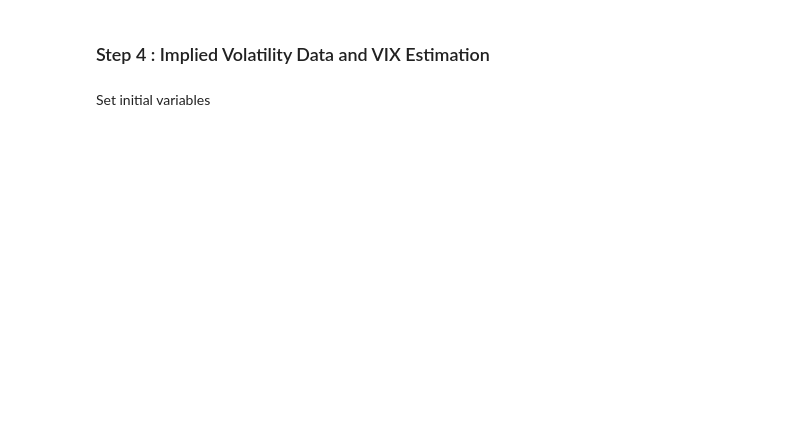
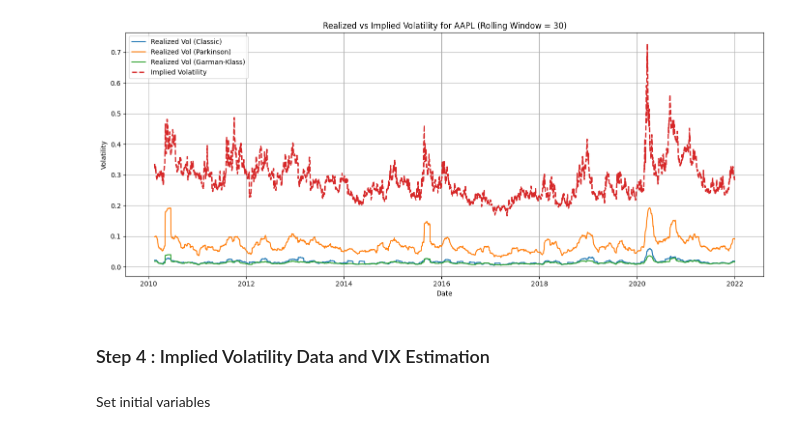
Before and after one commit to kshnva/Computational-Finance, a Jupyter notebook: 1-1.ipynb, the cells around one changed output. Cells and saved outputs as stored; diff of their text form; code cells hidden in the pictures; blank space fills up the shorter version.

```diff
--- a/1-1.ipynb
+++ b/1-1.ipynb
@@ -120,33 +51,35 @@ ticker_impl_vol = implied_vol[ticker]
 # filter the data to start from 2010
 ticker_data = ticker_data.loc["2010-01-01":"2022-01-01"]
 ticker_impl_vol = ticker_impl_vol.loc["2010-01-01":"2022-01-01"]
 
-classic_measures, park_estimates, garman_estimates = get_rolling_window_estimates(ticker_data, window_size)
+classic_measures, park_estimates, garman_estimates = ut.get_rolling_window_estimates(ticker_data, window_size)
 
 # allign implied vol with the other measures
 aligned = ticker_data.index[29:]  # T - 1 = 29
 realized_vol_df = pd.DataFrame({
     'Classic': classic_measures,
     'Parkinson': park_estimates,
     'Garman-Klass': garman_estimates
 }, index=aligned)
 
 common_index = realized_vol_df.index.intersection(ticker_impl_vol.index)
 realized_vol_df = realized_vol_df.loc[common_index]
 aligned_impl_vol = ticker_impl_vol.loc[common_index]
 
 plt.figure(figsize=(14, 6))
 plt.plot(realized_vol_df.index, realized_vol_df['Classic'], label='Realized Vol (Classic)')
 plt.plot(realized_vol_df.index, realized_vol_df['Parkinson'], label='Realized Vol (Parkinson)')
 plt.plot(realized_vol_df.index, realized_vol_df['Garman-Klass'], label='Realized Vol (Garman-Klass)')
 plt.plot(aligned_impl_vol.index, aligned_impl_vol, label='Implied Volatility', linestyle='--', linewidth=2)
 
 plt.title(f'Realized vs Implied Volatility for {ticker} (Rolling Window = {window_size})')
 plt.xlabel('Date')
 plt.ylabel('Volatility')
 plt.legend()
 plt.grid(True)
 plt.tight_layout()
 plt.show()
+# %% [output]
+[figure, added]
 # %% [markdown]
 ### Step 4 : Implied Volatility Data and VIX Estimation
```
Also changed, not shown: parts of 24 cells of this notebook.
